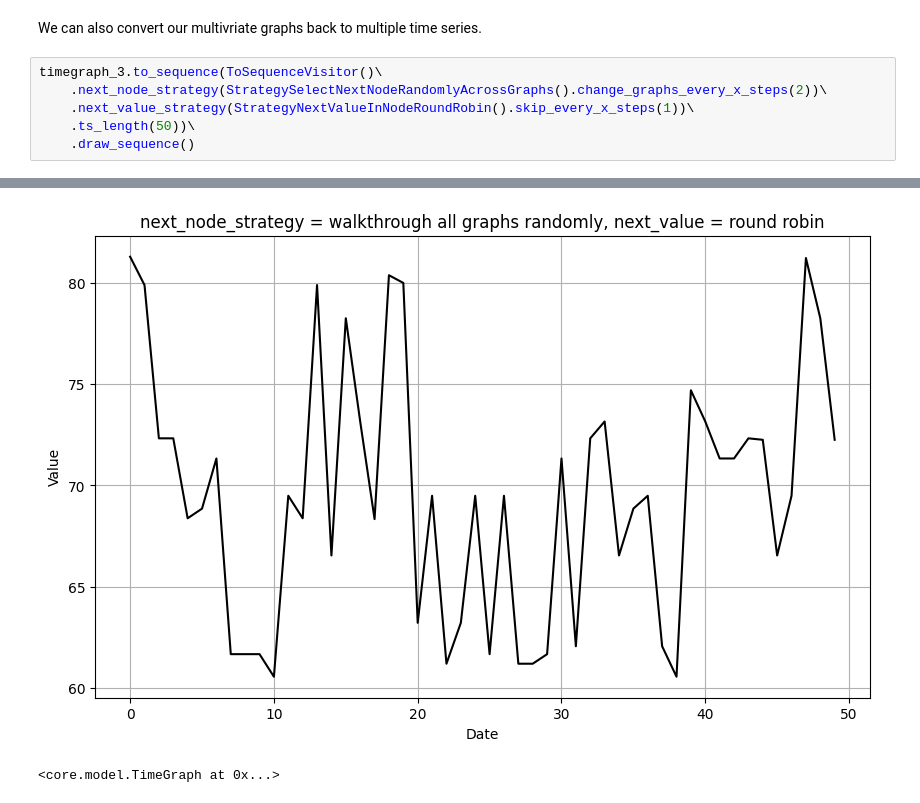
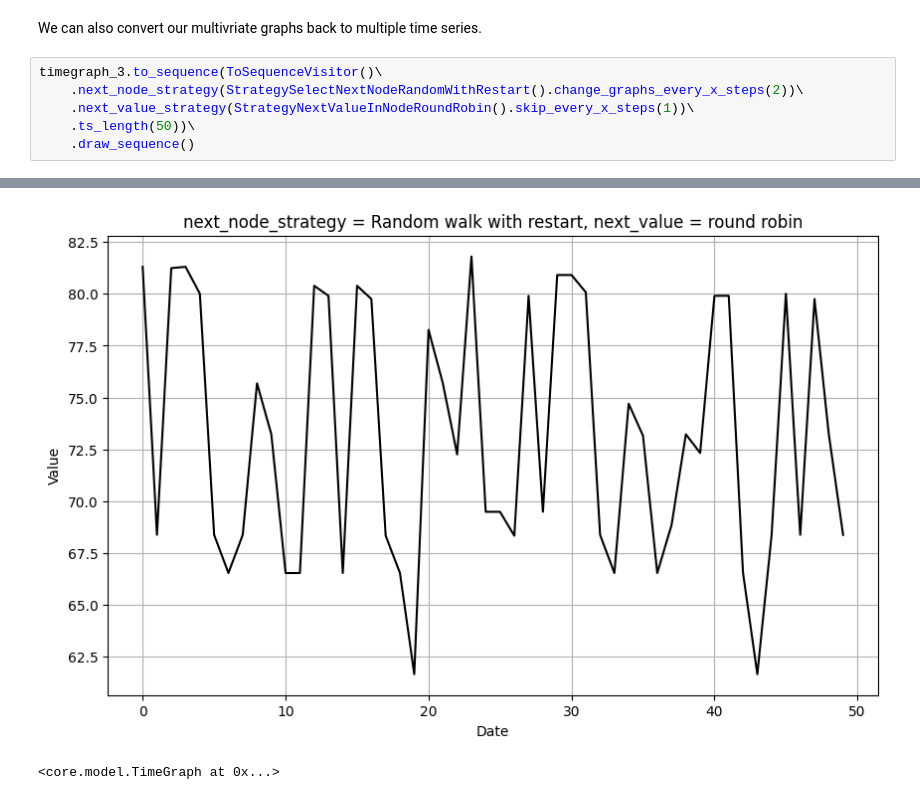
Before and after one commit to zangrcar/ts2g2, a Jupyter notebook: docs/tutorial.ipynb, the cells around one changed output, grey strips where cells are left out. Drawn from its saved outputs; the diff is of its cells as text.

```diff
--- a/docs/tutorial.ipynb
+++ b/docs/tutorial.ipynb
@@ -110,7 +137,7 @@ timegraph_2.to_sequence(ToSequenceVisitorSlidingWindow()\
 We can also convert our multivriate graphs back to multiple time series.
 # %%
 timegraph_3.to_sequence(ToSequenceVisitor()\
-    .next_node_strategy(StrategySelectNextNodeRandomlyAcrossGraphs().change_graphs_every_x_steps(2))\
+    .next_node_strategy(StrategySelectNextNodeRandomWithRestart().change_graphs_every_x_steps(2))\
     .next_value_strategy(StrategyNextValueInNodeRoundRobin().skip_every_x_steps(1))\
     .ts_length(50))\
     .draw_sequence()
@@ -120,4 +147,4 @@ timegraph_3.to_sequence(ToSequenceVisitor()\
-[figure, old version]
+[figure, new version]
 <core.model.TimeGraph at 0x...>
 # %%
 timegraph_4.to_sequence(ToSequenceVisitorSlidingWindow()\
```
Also changed, not shown: parts of 11 cells of this notebook, 30 other files.
